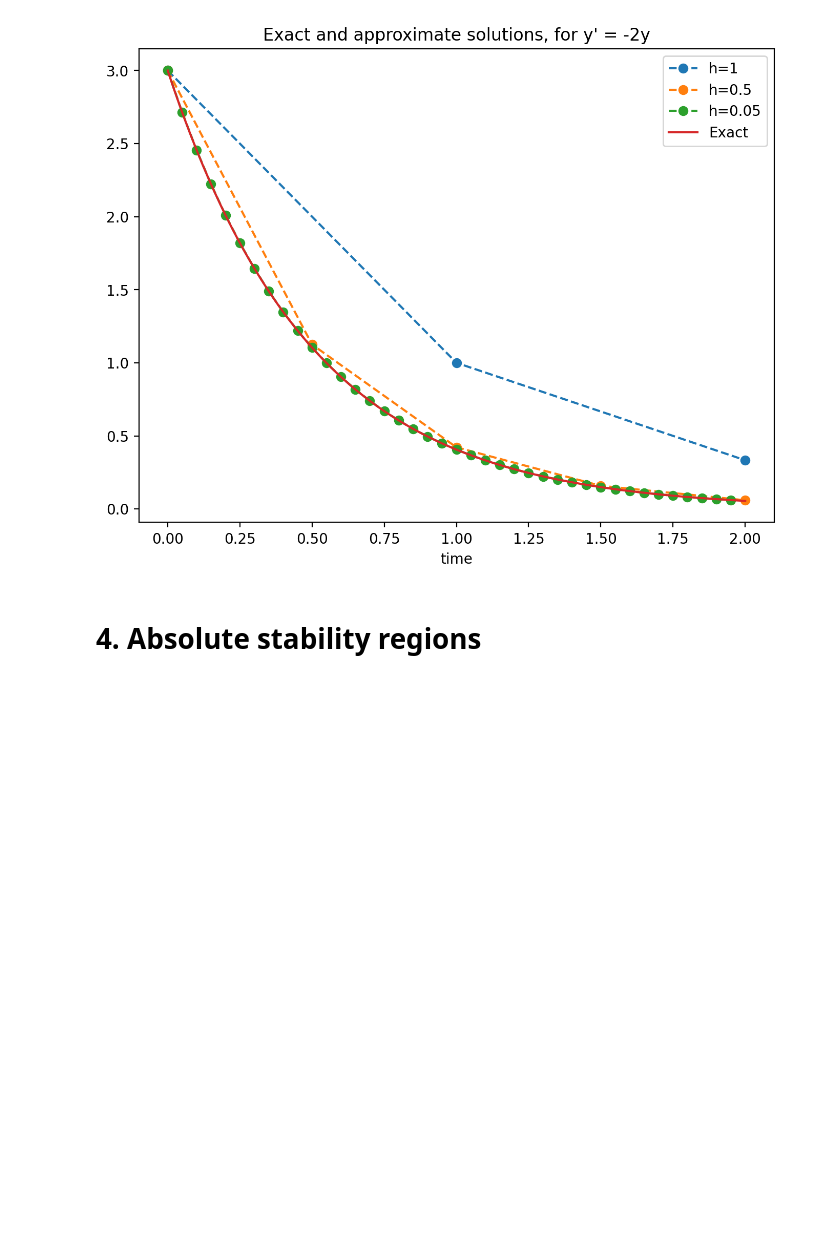
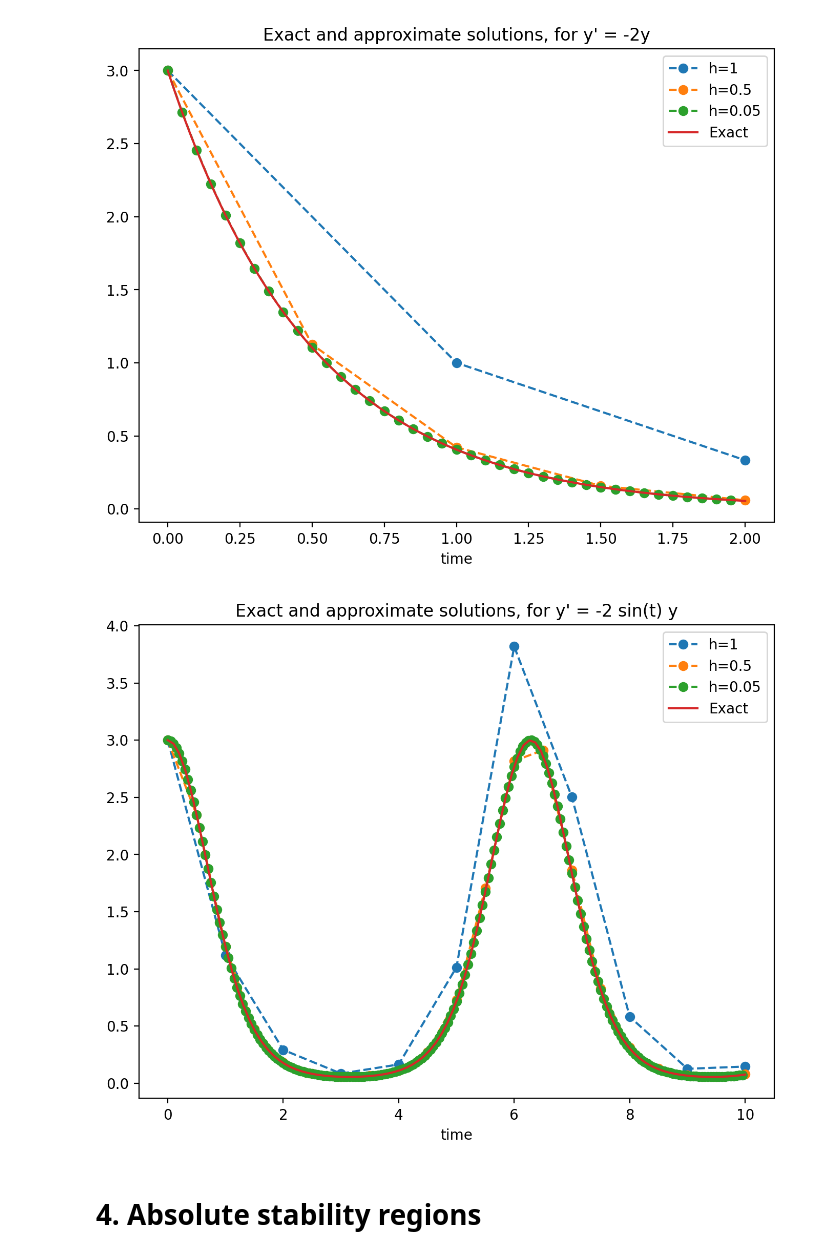
Before and after one commit to MattiaBarbiere/Numerical-methods-for-computing-integrals-and-solving-ODEs, a Jupyter notebook: Examples.ipynb, the cells around one changed output. Drawn from its saved outputs; the diff is of its cells as text; code cells hidden in the pictures; blank space fills up the shorter version.

Commit message:
Added example 2

```diff
--- a/Examples.ipynb
+++ b/Examples.ipynb
@@ -773,6 +818,11 @@ lmda = -2
 example_1(RK4, lmda, "RK4 example")
 # %% [output]
 [figure]
+# %%
+lmda = -2
+example_2(RK4, lmda, "RK4 example 2")
+# %% [output]
+[figure, added]
 # %% [markdown]
 # 4. Absolute stability regions
 # %%
```
Also changed, not shown: parts of 3 cells of this notebook, 2 other files.
